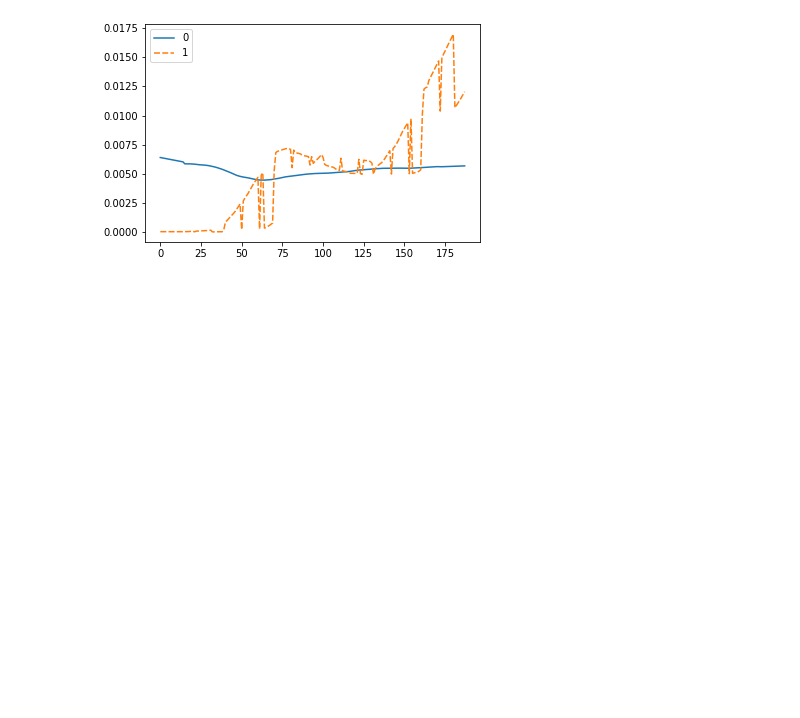
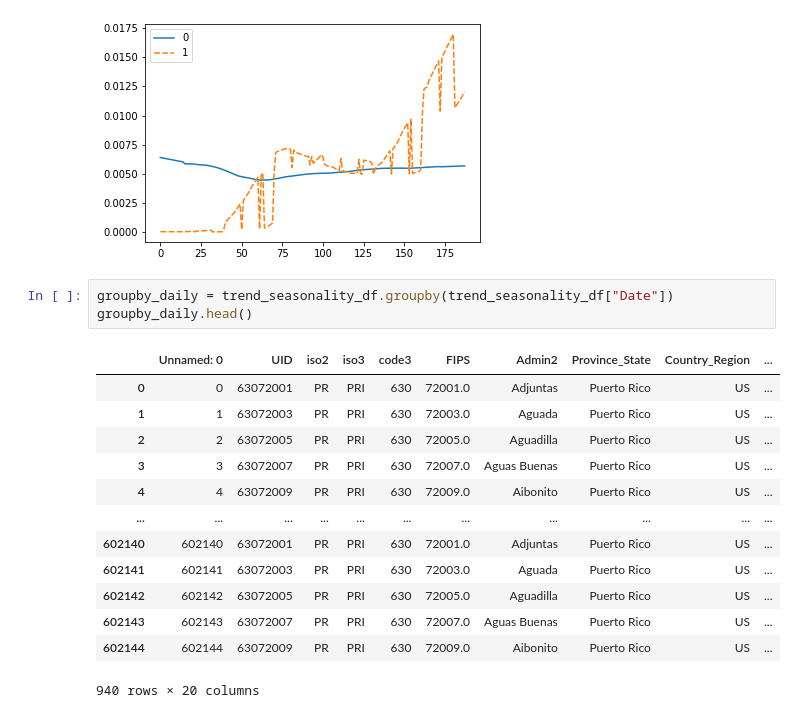
Before and after one commit to gandhimonil9823/Covid_Stock_Analysis, a Jupyter notebook: Covid_Stock.ipynb, the cells around one changed output. Cells and saved outputs as stored; diff of their text form; blank space fills up the shorter version.

```diff
--- a/Covid_Stock.ipynb
+++ b/Covid_Stock.ipynb
@@ -955,3 +948,20 @@ df_norm
 | 187 | 0.005680 | 0.012042 |
 188 rows × 2 columns
 [figure]
+# %%
+groupby_daily = trend_seasonality_df.groupby(trend_seasonality_df["Date"])
+groupby_daily.head()
+# %% [output]
+|  | Unnamed: 0 | UID | iso2 | iso3 | code3 | FIPS | Admin2 | Province_State | Country_Region | ... |
+| 0 | 0 | 63072001 | PR | PRI | 630 | 72001.0 | Adjuntas | Puerto Rico | US | ... |
+| 1 | 1 | 63072003 | PR | PRI | 630 | 72003.0 | Aguada | Puerto Rico | US | ... |
+| 2 | 2 | 63072005 | PR | PRI | 630 | 72005.0 | Aguadilla | Puerto Rico | US | ... |
+| 3 | 3 | 63072007 | PR | PRI | 630 | 72007.0 | Aguas Buenas | Puerto Rico | US | ... |
+| 4 | 4 | 63072009 | PR | PRI | 630 | 72009.0 | Aibonito | Puerto Rico | US | ... |
+| ... | ... | ... | ... | ... | ... | ... | ... | ... | ... | ... |
+| 602140 | 602140 | 63072001 | PR | PRI | 630 | 72001.0 | Adjuntas | Puerto Rico | US | ... |
+| 602141 | 602141 | 63072003 | PR | PRI | 630 | 72003.0 | Aguada | Puerto Rico | US | ... |
+| 602142 | 602142 | 63072005 | PR | PRI | 630 | 72005.0 | Aguadilla | Puerto Rico | US | ... |
+| 602143 | 602143 | 63072007 | PR | PRI | 630 | 72007.0 | Aguas Buenas | Puerto Rico | US | ... |
+| 602144 | 602144 | 63072009 | PR | PRI | 630 | 72009.0 | Aibonito | Puerto Rico | US | ... |
+940 rows × 20 columns
```
Also changed, not shown: parts of 5 cells of this notebook.
